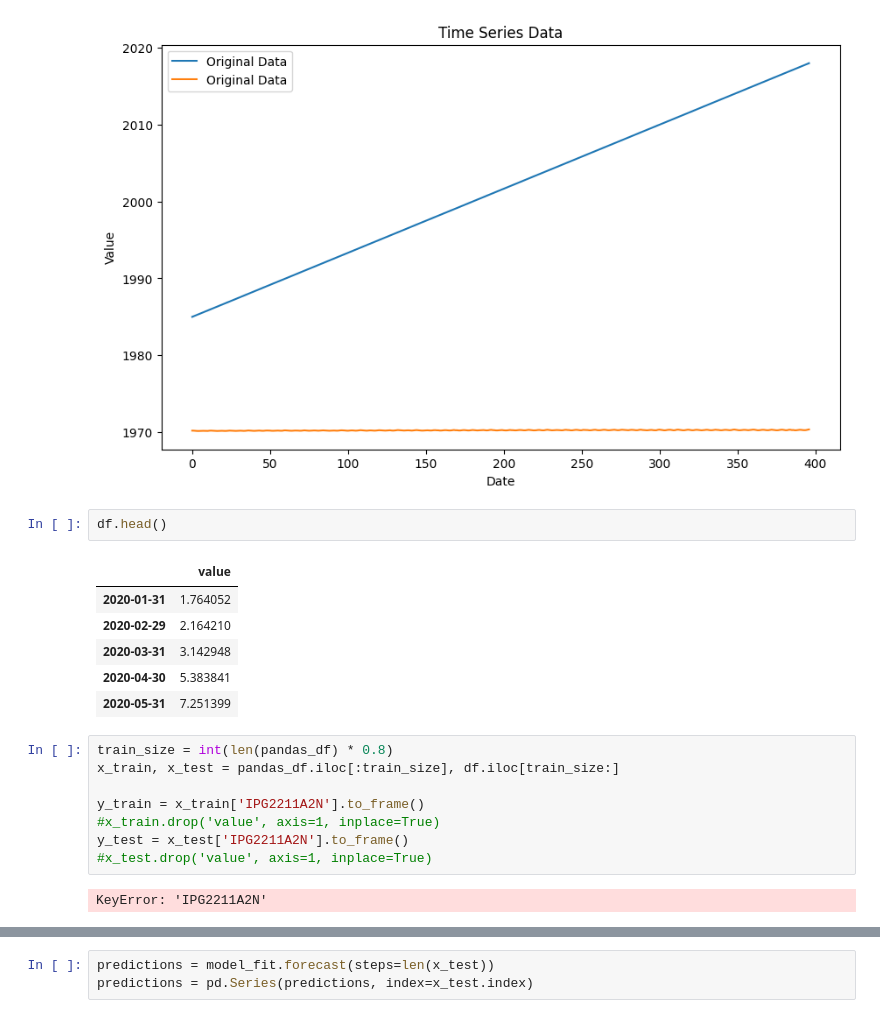
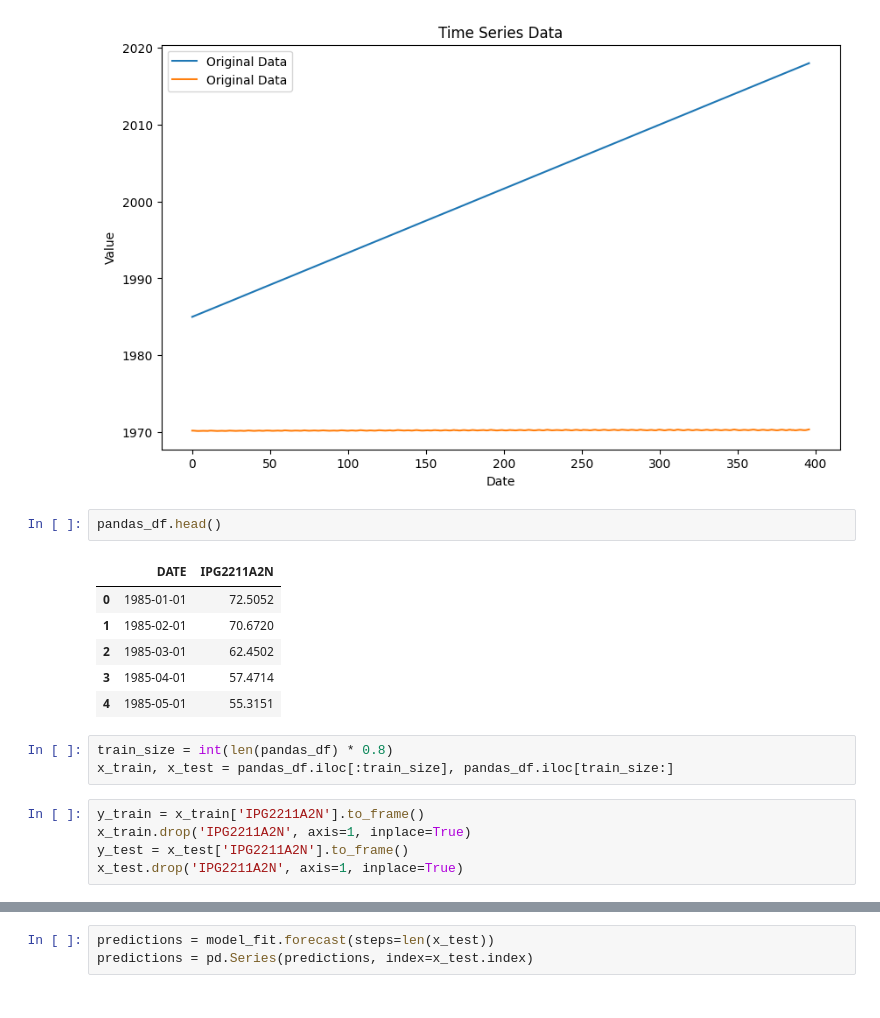
Before and after one commit to RakeshGadiparthi/sfguide-getting-started-machine-learning, a Jupyter notebook: Untitled2.ipynb, the cells around one changed output, grey strips where cells are left out. Drawn from its saved outputs; the diff is of its cells as text.

```diff
--- a/Untitled2.ipynb
+++ b/Untitled2.ipynb
@@ -61,24 +61,22 @@ plt.show()
 # %% [output]
 [figure]
 # %%
-df.head()
+pandas_df.head()
 # %% [output]
-|  | value |
-| 2020-01-31 | 1.764052 |
-| 2020-02-29 | 2.164210 |
-| 2020-03-31 | 3.142948 |
-| 2020-04-30 | 5.383841 |
-| 2020-05-31 | 7.251399 |
+|  | DATE | IPG2211A2N |
+| 0 | 1985-01-01 | 72.5052 |
+| 1 | 1985-02-01 | 70.6720 |
+| 2 | 1985-03-01 | 62.4502 |
+| 3 | 1985-04-01 | 57.4714 |
+| 4 | 1985-05-01 | 55.3151 |
 # %%
 train_size = int(len(pandas_df) * 0.8)
-x_train, x_test = pandas_df.iloc[:train_size], df.iloc[train_size:]
-
-y_train = x_train['IPG2211A2N'].to_frame()
-#x_train.drop('value', axis=1, inplace=True)
-y_test = x_test['IPG2211A2N'].to_frame()
-#x_test.drop('value', axis=1, inplace=True)
+x_train, x_test = pandas_df.iloc[:train_size], pandas_df.iloc[train_size:]
-# %% [output]
-KeyError: 'IPG2211A2N'
+# %%
+y_train = x_train['IPG2211A2N'].to_frame()
+x_train.drop('IPG2211A2N', axis=1, inplace=True)
+y_test = x_test['IPG2211A2N'].to_frame()
+x_test.drop('IPG2211A2N', axis=1, inplace=True)
 # %%
 best_model = ARIMA(x_train, order=(25,5,10))
 model_fit = best_model.fit()
```
Also changed, not shown: parts of 1 cell of this notebook.
